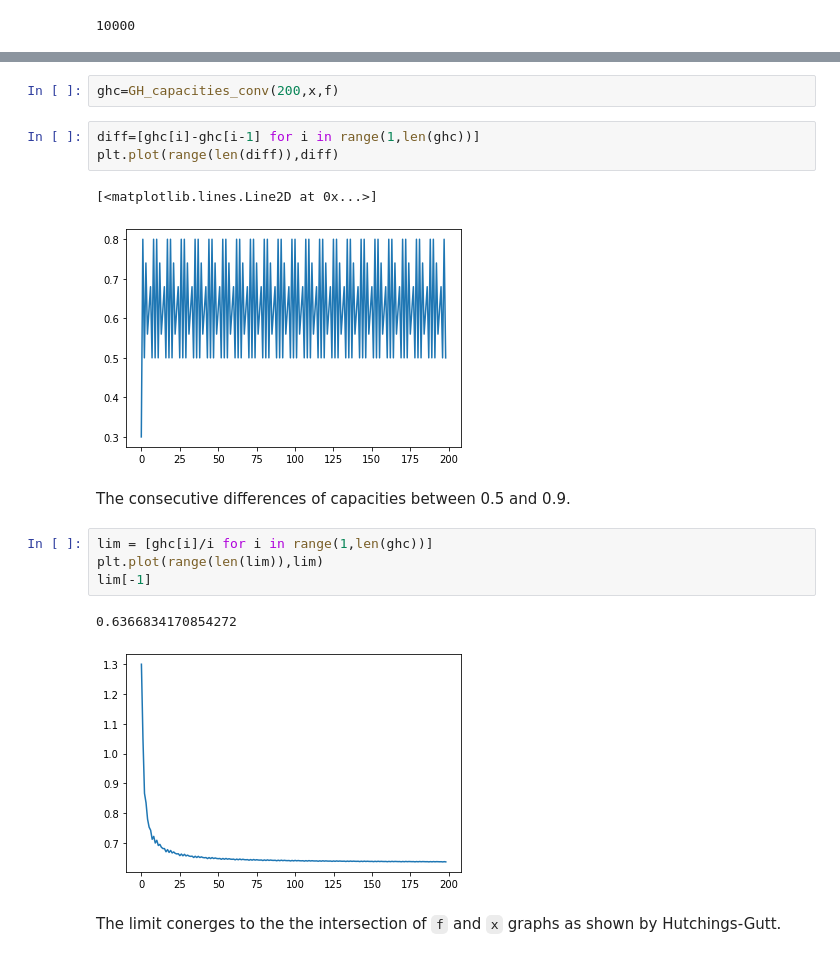
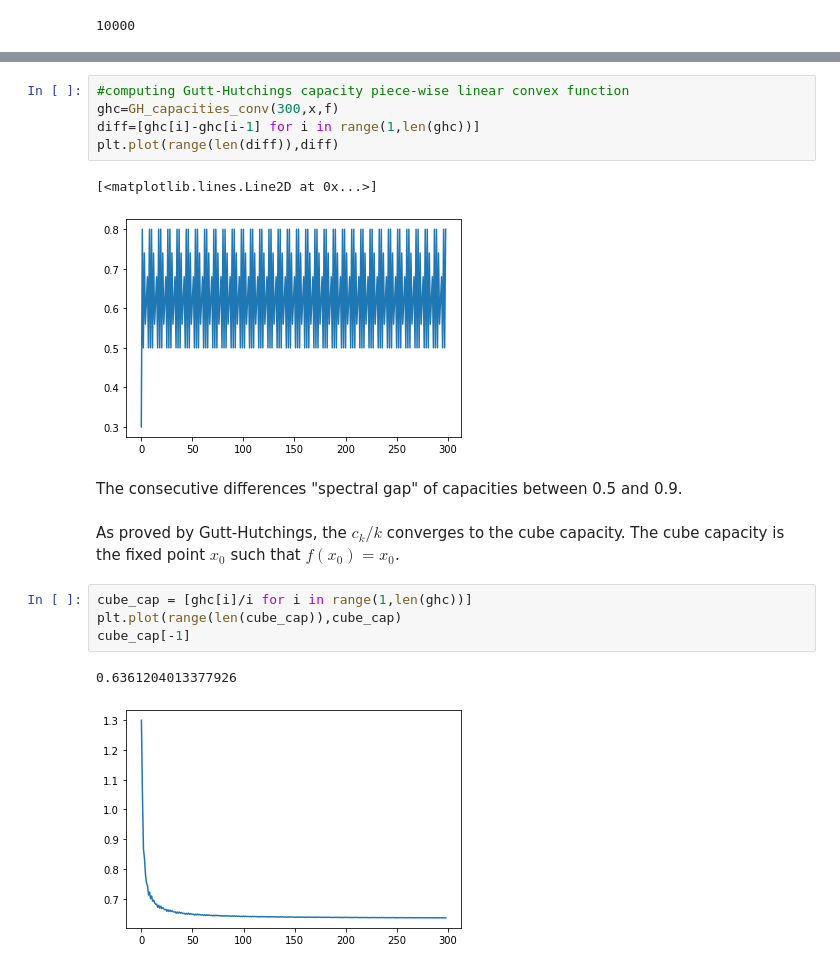
Before and after one commit to mitabanik/S-1-equivariant-symplectic-capacites-for-toric-domains, a Jupyter notebook: Examples.ipynb, the cells around one changed output, grey strips where cells are left out. Saved outputs shown, nothing was run; the diff lists cells and outputs as text.

```diff
--- a/Examples.ipynb
+++ b/Examples.ipynb
@@ -21,21 +43,21 @@ plt.show()
 # %% [output]
 [figure]
 # %%
-ghc=GH_capacities_conv(200,x,f)
+#computing Gutt-Hutchings capacity piece-wise linear convex function
+ghc=GH_capacities_conv(300,x,f)
+diff=[ghc[i]-ghc[i-1] for i in range(1,len(ghc))]
+plt.plot(range(len(diff)),diff)
+# %% [output]
+[<matplotlib.lines.Line2D at 0x...>]
+[figure, added]
-# %%
-diff=[ghc[i]-ghc[i-1] for i in range(1,len(ghc))]
-plt.plot(range(len(diff)),diff)
-# %% [output]
-[<matplotlib.lines.Line2D at 0x...>]
-[figure, removed]
 # %% [markdown]
-The consecutive differences of capacities between 0.5 and 0.9.
+The consecutive differences "spectral gap" of capacities between 0.5 and 0.9.
+# %% [markdown]
+As proved by Gutt-Hutchings, the $c_k/k$ converges to the cube capacity. The cube capacity is the fixed point $x_0$ such that $f(x_0)=x_0$.
 # %%
-lim = [ghc[i]/i for i in range(1,len(ghc))]
-plt.plot(range(len(lim)),lim)
-lim[-1]
+cube_cap = [ghc[i]/i for i in range(1,len(ghc))]
+plt.plot(range(len(cube_cap)),cube_cap)
+cube_cap[-1]
 # %% [output]
-0.6366834170854272
+0.6361204013377926
-[figure, old version]
+[figure, new version]
-# %% [markdown]
-The limit conerges to the the intersection of ``f`` and ``x`` graphs as shown by Hutchings-Gutt.
```
Also changed, not shown: parts of 10 cells of this notebook, 1 other file.
